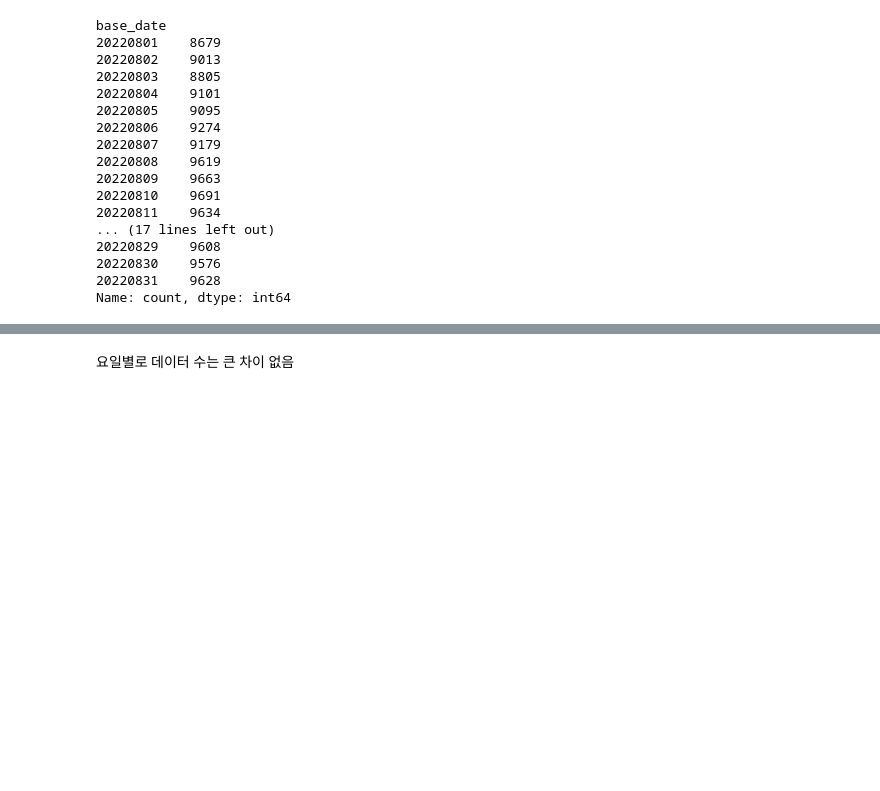
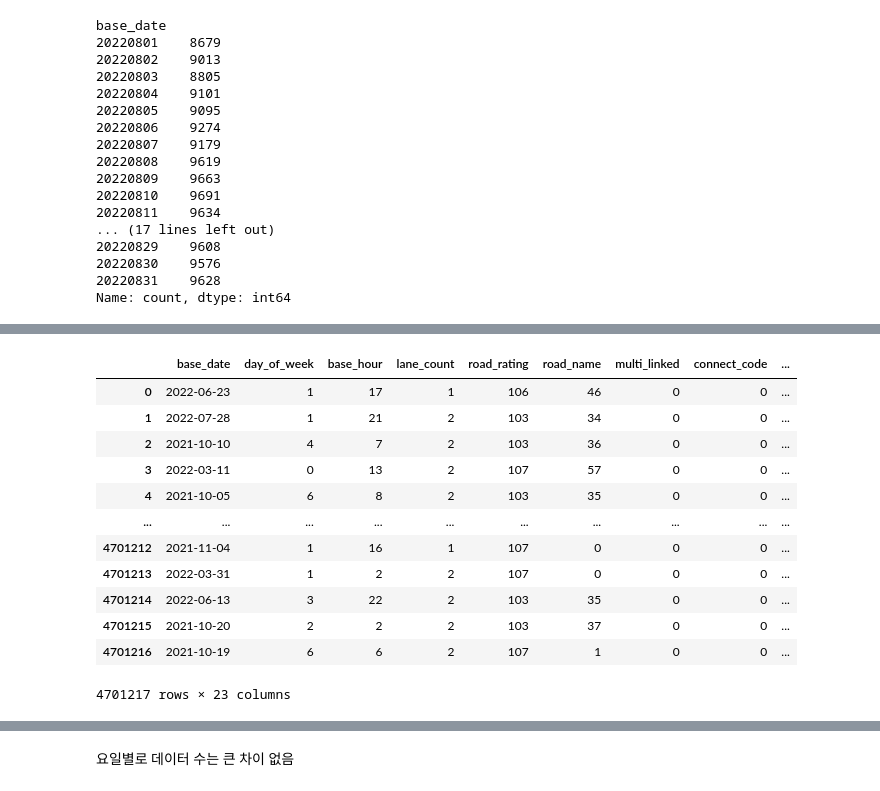
Before and after one commit to yyeseull/Side_Project, a Jupyter notebook: DACON/Jeju_traffic/jeju_traffic_eda.ipynb, the cells around one changed output, grey strips where cells are left out. Drawn from its saved outputs; the diff is of its cells as text; code cells hidden in the pictures; blank space fills up the shorter version.

```diff
--- a/DACON/Jeju_traffic/jeju_traffic_eda.ipynb
+++ b/DACON/Jeju_traffic/jeju_traffic_eda.ipynb
@@ -207,0 +231,28 @@ Name: count, dtype: int64
+# %%
+#object데이터는 상관관계 게산을 위해 encoder
+items = ['day_of_week','road_name','start_node_name','start_turn_restricted','end_node_name',"end_turn_restricted"]
+df_corr = df_train_day.copy()
+endcoder =LabelEncoder()
+
+for i in items :
+    encoder = LabelEncoder()
+    encoder.fit(df_corr[i])
+    df_corr[i] = encoder.transform(df_corr[i])
+
+
+df_corr.drop(['id'],axis=1,inplace=True) #id컬럼은 빼고 진행
+df_corr
+# %% [output]
+|  | base_date | day_of_week | base_hour | lane_count | road_rating | road_name | multi_linked | connect_code | ... |
+| 0 | 2022-06-23 | 1 | 17 | 1 | 106 | 46 | 0 | 0 | ... |
+| 1 | 2022-07-28 | 1 | 21 | 2 | 103 | 34 | 0 | 0 | ... |
+| 2 | 2021-10-10 | 4 | 7 | 2 | 103 | 36 | 0 | 0 | ... |
+| 3 | 2022-03-11 | 0 | 13 | 2 | 107 | 57 | 0 | 0 | ... |
+| 4 | 2021-10-05 | 6 | 8 | 2 | 103 | 35 | 0 | 0 | ... |
+| ... | ... | ... | ... | ... | ... | ... | ... | ... | ... |
+| 4701212 | 2021-11-04 | 1 | 16 | 1 | 107 | 0 | 0 | 0 | ... |
+| 4701213 | 2022-03-31 | 1 | 2 | 2 | 107 | 0 | 0 | 0 | ... |
+| 4701214 | 2022-06-13 | 3 | 22 | 2 | 103 | 35 | 0 | 0 | ... |
+| 4701215 | 2021-10-20 | 2 | 2 | 2 | 103 | 37 | 0 | 0 | ... |
+| 4701216 | 2021-10-19 | 6 | 6 | 2 | 107 | 1 | 0 | 0 | ... |
+4701217 rows × 23 columns
```
Also changed, not shown: parts of 7 cells of this notebook.
